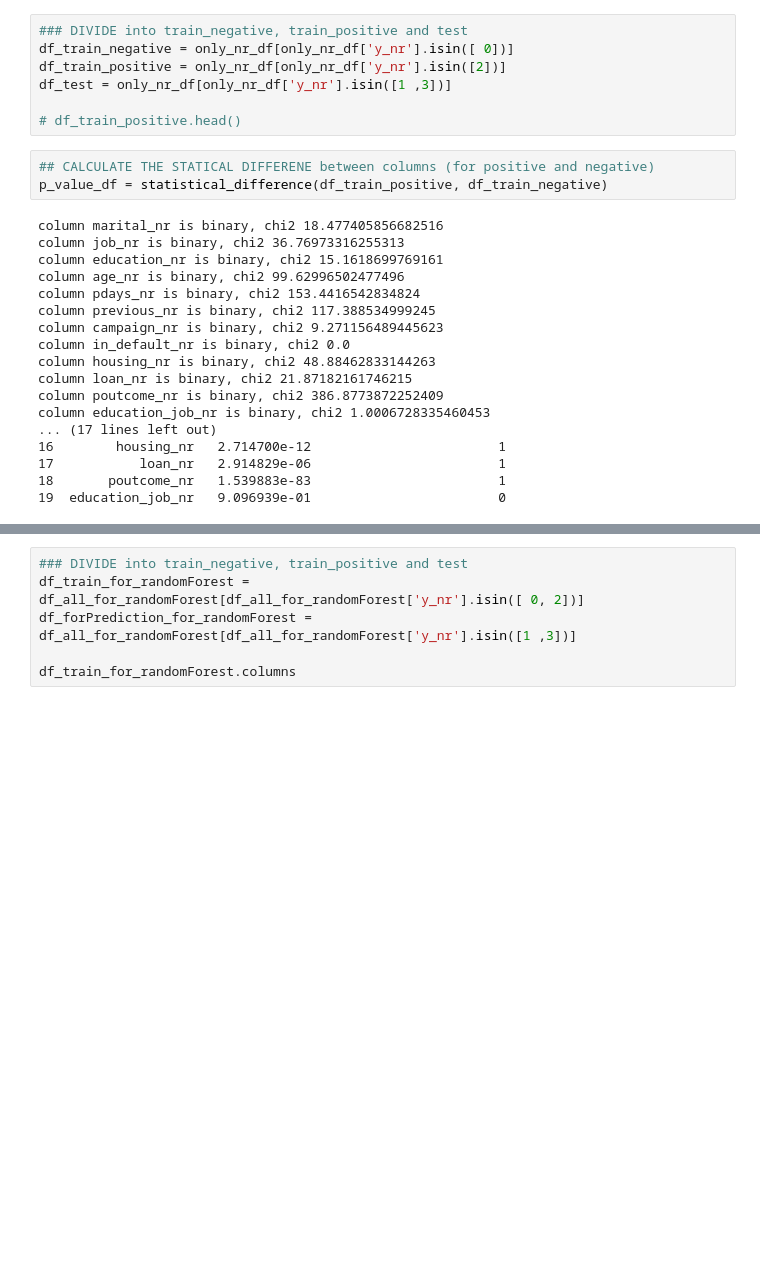
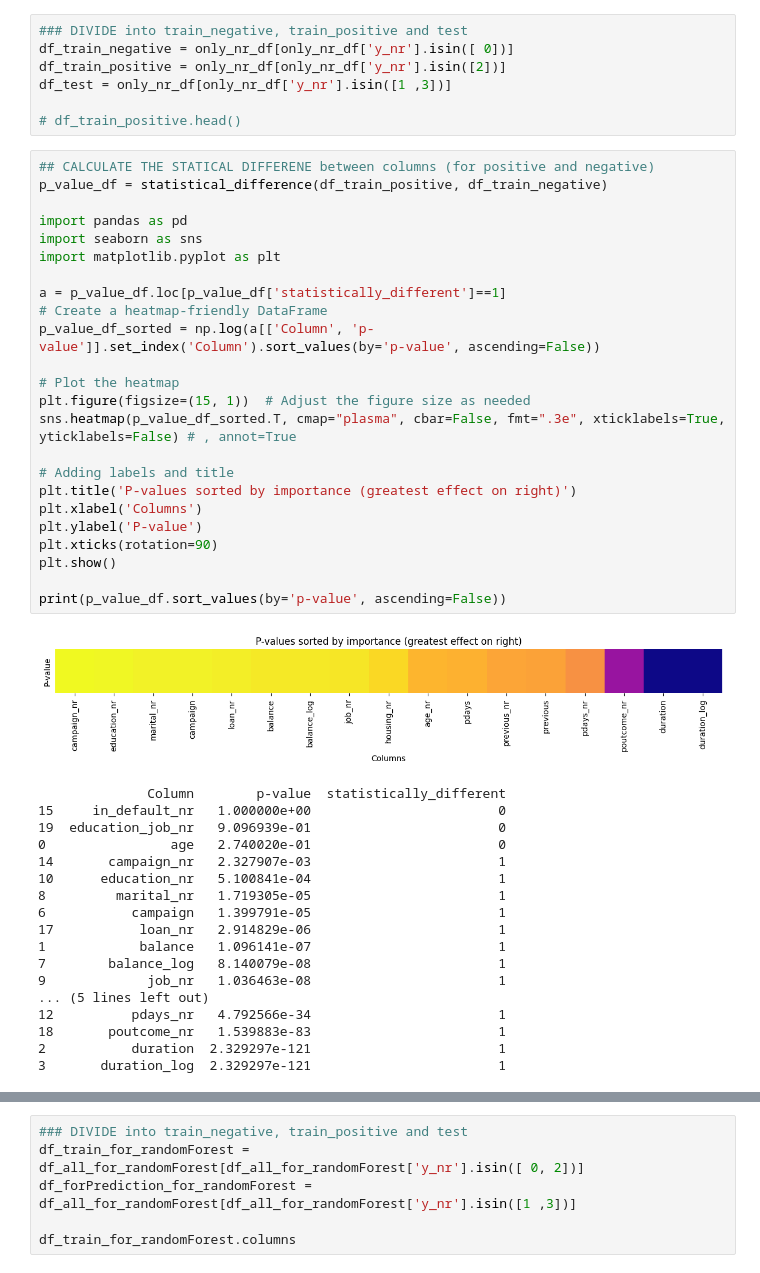
Before and after one commit to evakaldy/Bootcamp_Final_Project, a Jupyter notebook: 00_run.ipynb, the cells around one changed output, grey strips where cells are left out. Saved outputs shown, nothing was run; the diff lists cells and outputs as text; blank space fills up the shorter version.

Commit message:
p-value plot in heatmap

```diff
--- a/00_run.ipynb
+++ b/00_run.ipynb
@@ -97,27 +100,49 @@ df_train_positive = only_nr_df[only_nr_df['y_nr'].isin([2])]
 df_test = only_nr_df[only_nr_df['y_nr'].isin([1 ,3])]
 
 # df_train_positive.head()
-# %%
-## CALCULATE THE STATICAL DIFFERENE between columns (for positive and negative)
-p_value_df = statistical_difference(df_train_positive, df_train_negative)
-# %% [output]
-column marital_nr is binary, chi2 18.477405856682516
-column job_nr is binary, chi2 36.76973316255313
-column education_nr is binary, chi2 15.1618699769161
-column age_nr is binary, chi2 99.62996502477496
-column pdays_nr is binary, chi2 153.4416542834824
-column previous_nr is binary, chi2 117.388534999245
-column campaign_nr is binary, chi2 9.271156489445623
-column in_default_nr is binary, chi2 0.0
-column housing_nr is binary, chi2 48.88462833144263
-column loan_nr is binary, chi2 21.87182161746215
-column poutcome_nr is binary, chi2 386.8773872252409
-column education_job_nr is binary, chi2 1.0006728335460453
-... (17 lines left out)
-16        housing_nr   2.714700e-12                        1
-17           loan_nr   2.914829e-06                        1
-18       poutcome_nr   1.539883e-83                        1
-19  education_job_nr   9.096939e-01                        0
+# %%
+## CALCULATE THE STATICAL DIFFERENE between columns (for positive and negative)
+p_value_df = statistical_difference(df_train_positive, df_train_negative)
+
+import pandas as pd
+import seaborn as sns
+import matplotlib.pyplot as plt
+
+a = p_value_df.loc[p_value_df['statistically_different']==1]
+# Create a heatmap-friendly DataFrame
+p_value_df_sorted = np.log(a[['Column', 'p-value']].set_index('Column').sort_values(by='p-value', ascending=False))
+
+# Plot the heatmap
+plt.figure(figsize=(15, 1))  # Adjust the figure size as needed
+sns.heatmap(p_value_df_sorted.T, cmap="plasma", cbar=False, fmt=".3e", xticklabels=True, yticklabels=False) # , annot=True
+
+# Adding labels and title
+plt.title('P-values sorted by importance (greatest effect on right)')
+plt.xlabel('Columns')
+plt.ylabel('P-value')
+plt.xticks(rotation=90)
+plt.show()
+
+print(p_value_df.sort_values(by='p-value', ascending=False))
+# %% [output]
+[figure, added]
+              Column        p-value  statistically_different
+15     in_default_nr   1.000000e+00                        0
+19  education_job_nr   9.096939e-01                        0
+0                age   2.740020e-01                        0
+14       campaign_nr   2.327907e-03                        1
+10      education_nr   5.100841e-04                        1
+8         marital_nr   1.719305e-05                        1
+6           campaign   1.399791e-05                        1
+17           loan_nr   2.914829e-06                        1
+1            balance   1.096141e-07                        1
+7        balance_log   8.140079e-08                        1
+9             job_nr   1.036463e-08                        1
+... (5 lines left out)
+12          pdays_nr   4.792566e-34                        1
+18       poutcome_nr   1.539883e-83                        1
+2           duration  2.329297e-121                        1
+3       duration_log  2.329297e-121                        1
 # %%
 ## PLOT the difference between positive and negative Y:
 # each variable, before and after transformation
```
Also changed, not shown: parts of 11 cells of this notebook.
